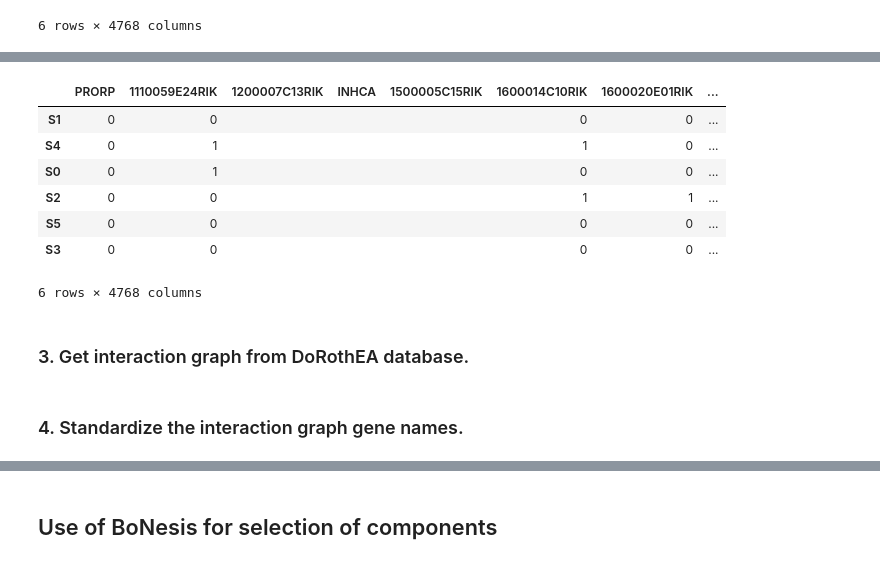
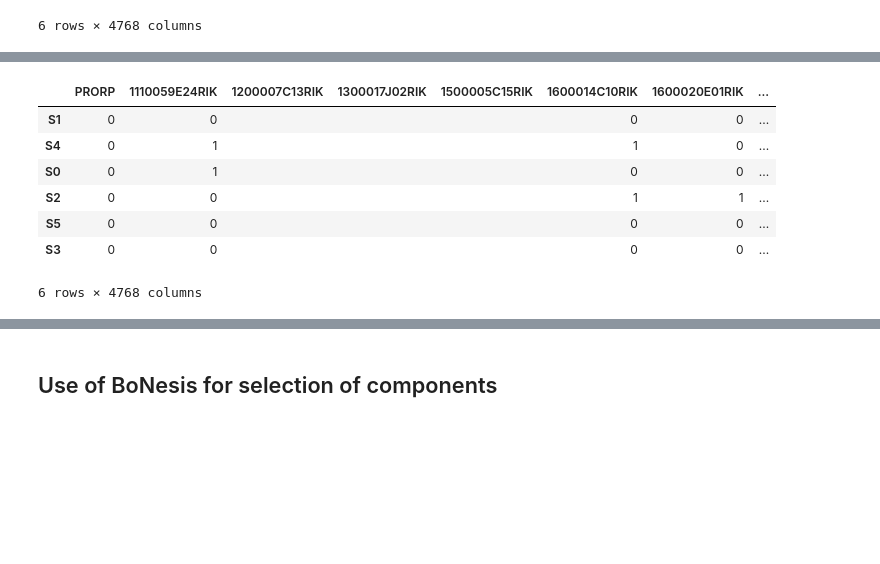
Before and after one commit to StephanieChevalier/notebooks_for_bonesis, a Jupyter notebook: applications/hematopoiesis/component_selection.ipynb, the cells around one changed output, grey strips where cells are left out. Drawn from its saved outputs; the diff is of its cells as text; code cells hidden in the pictures; blank space fills up the shorter version.

```diff
--- a/applications/hematopoiesis/component_selection.ipynb
+++ b/applications/hematopoiesis/component_selection.ipynb
@@ -140,9 +64,11 @@ standardized_observations_from_singlecell_nestorowa = standardize_genename_in_di
+# %%
+standardized_observations = gns.observations_standardization(observations_from_singlecell_nestorowa, "data/Mus_musculus.gene_info")
 # %%
 # Visualisation of the matrix with standardized gene names:
-df_standardized = pd.DataFrame.from_dict(standardized_observations_from_singlecell_nestorowa, orient="index").fillna('')
+df_standardized = pd.DataFrame.from_dict(standardized_observations, orient="index").fillna('')
 df_standardized
 # %% [output]
-|  | PRORP | 1110059E24RIK | 1200007C13RIK | INHCA | 1500005C15RIK | 1600014C10RIK | 1600020E01RIK | ... |
+|  | PRORP | 1110059E24RIK | 1200007C13RIK | 1300017J02RIK | 1500005C15RIK | 1600014C10RIK | 1600020E01RIK | ... |
 | S1 | 0 | 0 |  |  |  | 0 | 0 | ... |
 | S4 | 0 | 1 |  |  |  | 1 | 0 | ... |
 | S0 | 0 | 1 |  |  |  | 0 | 0 | ... |
@@ -155,3 +81 @@ df_standardized
 standardized_genenames_in_singlecell = set(df_standardized)
-# %% [markdown]
-### 3. Get interaction graph from DoRothEA database. <a class="anchor" id="dorothea"></a>
@@ -210,2 +81,0 @@ dorothea_extraction(organism="mouse", confidence="ABC")
-# %% [markdown]
-### 4. Standardize the interaction graph gene names. <a class="anchor" id="standarddorothea"></a>
```
Also changed, not shown: parts of 22 cells of this notebook, 3 other files.
